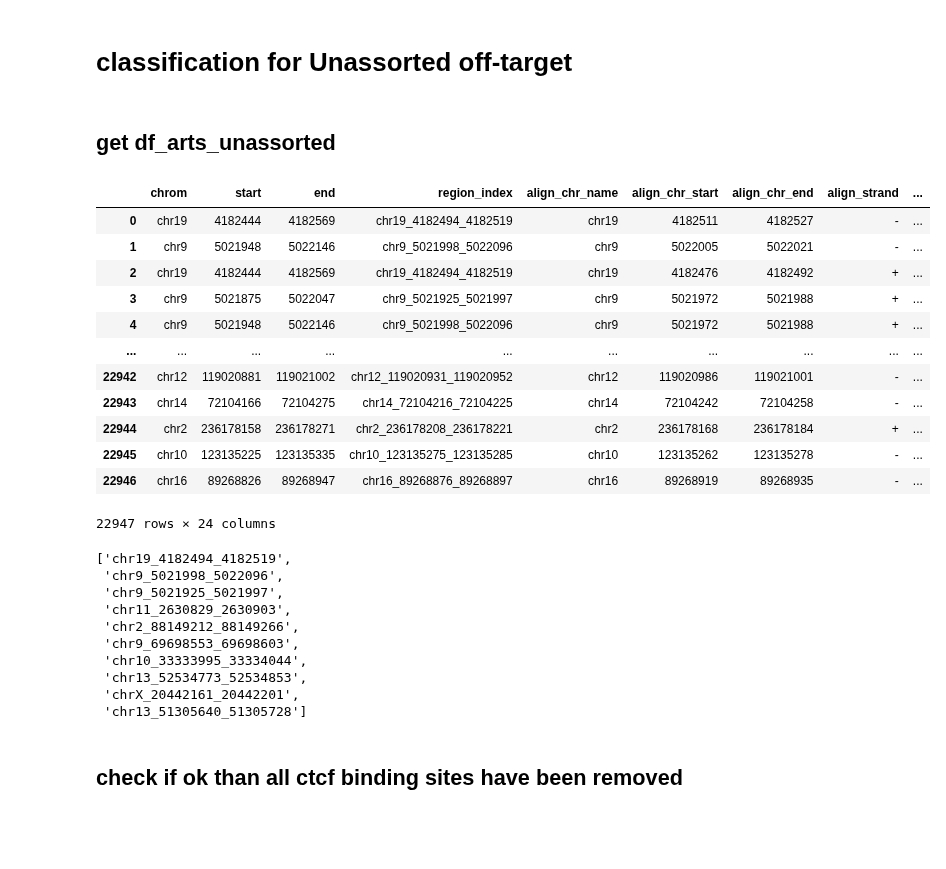
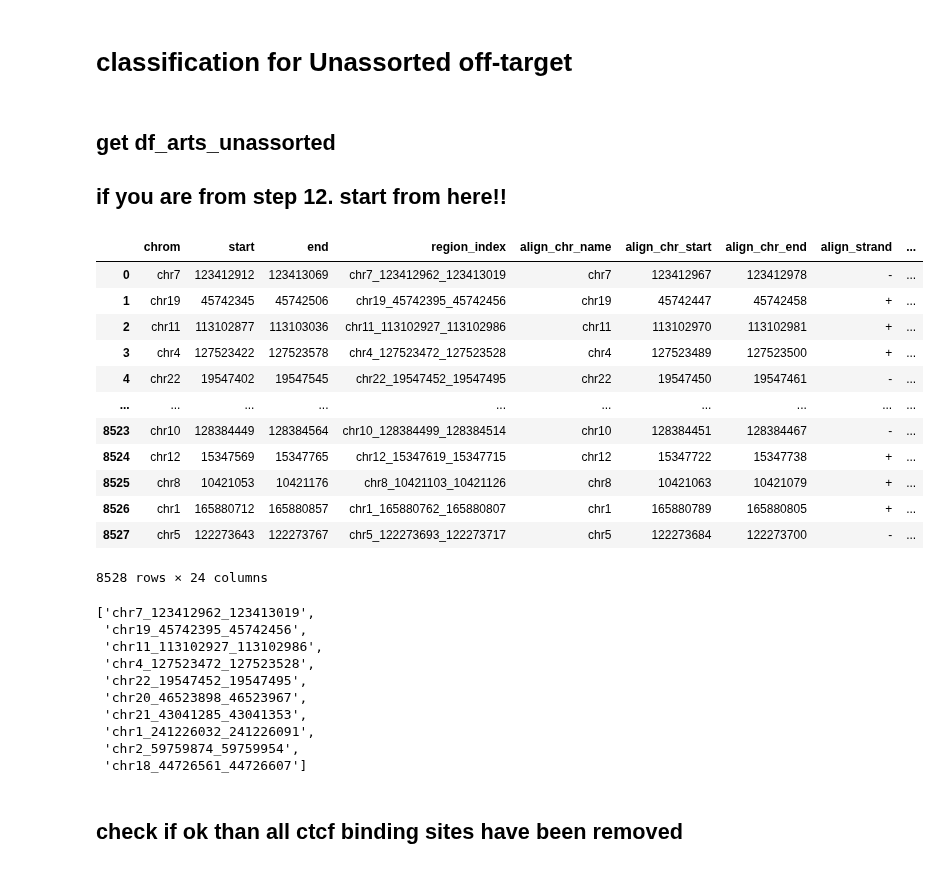
Before and after one commit to hermanzhaozzzz/snakepipes_detect-seq, a Jupyter notebook: step.11.Off-target_Unassorted_analysis.ipynb, the cells around one changed output. Drawn from its saved outputs; the diff is of its cells as text; code cells hidden in the pictures; blank space fills up the shorter version.

Commit message:
pinned step.10-11-12

```diff
--- a/step.11.Off-target_Unassorted_analysis.ipynb
+++ b/step.11.Off-target_Unassorted_analysis.ipynb
@@ -22,37 +22,40 @@ INFO  @ 2023-08-18 23:33:38 bioat.lib.libpandas.set_option: set pandas: display.
 # classification for Unassorted off-target
 # %% [markdown]
 ## get df_arts_unassorted
+## if you are from step 12. start from here!!
 # %%
-df_arts_unassorted = pd.read_csv('../art_seqinfo/df_arts_unassorted.csv')
+# df_arts_unassorted = pd.read_csv('../art_seqinfo/df_arts_unassorted.csv')
+df_arts_unassorted = pd.read_csv('../art_seqinfo/df_arts_unassorted_add_seq_v2.csv')
+df_arts_unassorted.drop(columns='sequence', inplace=True)
 df_arts_unassorted
 # %% [output]
 |  | chrom | start | end | region_index | align_chr_name | align_chr_start | align_chr_end | align_strand | ... |
-| 0 | chr19 | 4182444 | 4182569 | chr19_4182494_4182519 | chr19 | 4182511 | 4182527 | - | ... |
-| 1 | chr9 | 5021948 | 5022146 | chr9_5021998_5022096 | chr9 | 5022005 | 5022021 | - | ... |
-| 2 | chr19 | 4182444 | 4182569 | chr19_4182494_4182519 | chr19 | 4182476 | 4182492 | + | ... |
-| 3 | chr9 | 5021875 | 5022047 | chr9_5021925_5021997 | chr9 | 5021972 | 5021988 | + | ... |
-| 4 | chr9 | 5021948 | 5022146 | chr9_5021998_5022096 | chr9 | 5021972 | 5021988 | + | ... |
+| 0 | chr7 | 123412912 | 123413069 | chr7_123412962_123413019 | chr7 | 123412967 | 123412978 | - | ... |
+| 1 | chr19 | 45742345 | 45742506 | chr19_45742395_45742456 | chr19 | 45742447 | 45742458 | + | ... |
+| 2 | chr11 | 113102877 | 113103036 | chr11_113102927_113102986 | chr11 | 113102970 | 113102981 | + | ... |
+| 3 | chr4 | 127523422 | 127523578 | chr4_127523472_127523528 | chr4 | 127523489 | 127523500 | + | ... |
+| 4 | chr22 | 19547402 | 19547545 | chr22_19547452_19547495 | chr22 | 19547450 | 19547461 | - | ... |
 | ... | ... | ... | ... | ... | ... | ... | ... | ... | ... |
-| 22942 | chr12 | 119020881 | 119021002 | chr12_119020931_119020952 | chr12 | 119020986 | 119021001 | - | ... |
-| 22943 | chr14 | 72104166 | 72104275 | chr14_72104216_72104225 | chr14 | 72104242 | 72104258 | - | ... |
-| 22944 | chr2 | 236178158 | 236178271 | chr2_236178208_236178221 | chr2 | 236178168 | 236178184 | + | ... |
-| 22945 | chr10 | 123135225 | 123135335 | chr10_123135275_123135285 | chr10 | 123135262 | 123135278 | - | ... |
-| 22946 | chr16 | 89268826 | 89268947 | chr16_89268876_89268897 | chr16 | 89268919 | 89268935 | - | ... |
+| 8523 | chr10 | 128384449 | 128384564 | chr10_128384499_128384514 | chr10 | 128384451 | 128384467 | - | ... |
+| 8524 | chr12 | 15347569 | 15347765 | chr12_15347619_15347715 | chr12 | 15347722 | 15347738 | + | ... |
+| 8525 | chr8 | 10421053 | 10421176 | chr8_10421103_10421126 | chr8 | 10421063 | 10421079 | + | ... |
+| 8526 | chr1 | 165880712 | 165880857 | chr1_165880762_165880807 | chr1 | 165880789 | 165880805 | + | ... |
+| 8527 | chr5 | 122273643 | 122273767 | chr5_122273693_122273717 | chr5 | 122273684 | 122273700 | - | ... |
-22947 rows × 24 columns
+8528 rows × 24 columns
 # %%
 index_unassorted = df_arts_unassorted['region_index'].unique().tolist()
 index_unassorted[:10]
 # %% [output]
-['chr19_4182494_4182519',
- 'chr9_5021998_5022096',
- 'chr9_5021925_5021997',
- 'chr11_2630829_2630903',
- 'chr2_88149212_88149266',
- 'chr9_69698553_69698603',
- 'chr10_33333995_33334044',
- 'chr13_52534773_52534853',
- 'chrX_20442161_20442201',
- 'chr13_51305640_51305728']
+['chr7_123412962_123413019',
+ 'chr19_45742395_45742456',
+ 'chr11_113102927_113102986',
+ 'chr4_127523472_127523528',
+ 'chr22_19547452_19547495',
+ 'chr20_46523898_46523967',
+ 'chr21_43041285_43041353',
+ 'chr1_241226032_241226091',
+ 'chr2_59759874_59759954',
+ 'chr18_44726561_44726607']
 # %% [markdown]
 ## check if ok than all ctcf binding sites have been removed
 # %%
```
Also changed, not shown: parts of 68 cells of this notebook, 2 other files.
